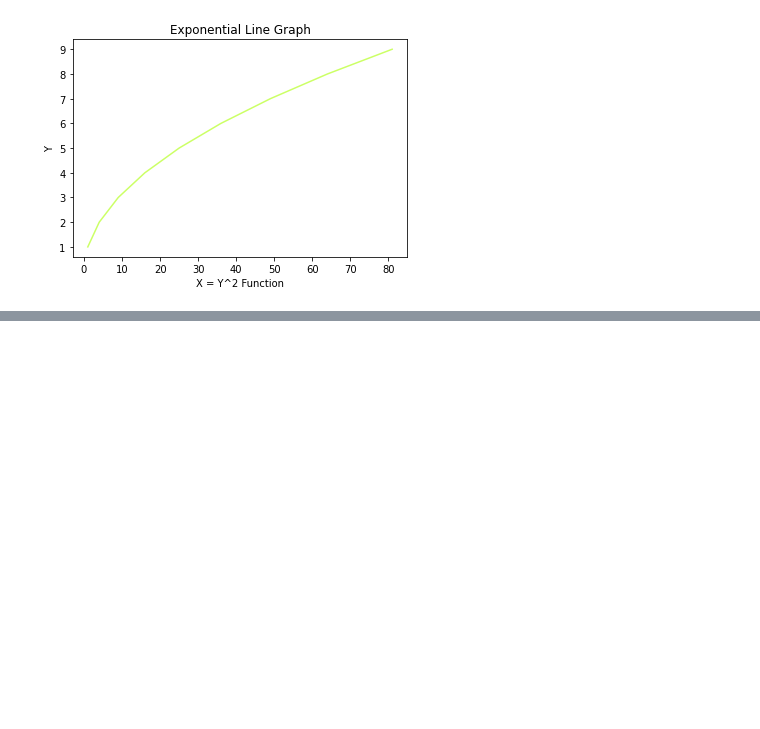
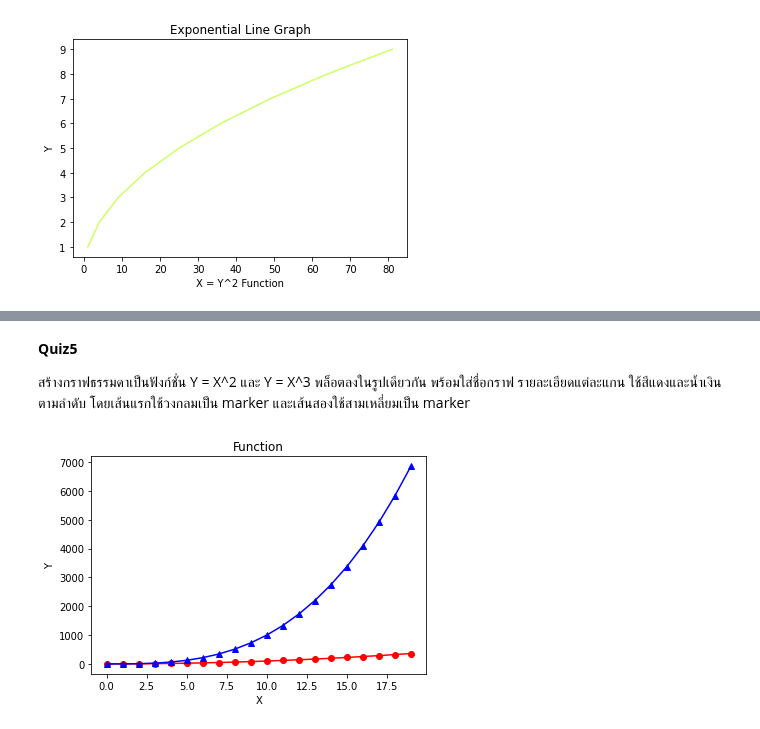
Before and after one commit to deen666/Homework_DataCamp2, a Jupyter notebook: Matplotlib/Matplotlib.ipynb, the cells around one changed output, grey strips where cells are left out. Cells and saved outputs as stored; diff of their text form; code cells hidden in the pictures; blank space fills up the shorter version.

```diff
--- a/Matplotlib/Matplotlib.ipynb
+++ b/Matplotlib/Matplotlib.ipynb
@@ -52,0 +68,17 @@ plt.show()
+# %% [markdown]
+**Quiz5**
+
+สร้างกราฟธรรมดาเป็นฟังก์ชั่น Y = X^2 และ Y = X^3 พล็อตลงในรูปเดียวกัน พร้อมใส่ชื่อกราฟ รายละเอียดแต่ละแกน ใช้สีแดงและน้ำเงินตามลำดับ โดยเส้นแรกใช้วงกลมเป็น marker และเส้นสองใช้สามเหลี่ยมเป็น marker
+# %%
+#Quiz5
+x = np.arange(0,20)
+y1 = x**2
+y2 = x**3
+plt.plot(x,y1,c='r',marker='o')
+plt.plot(x,y2,c='b',marker='^')
+plt.xlabel('X')
+plt.ylabel('Y')
+plt.title('Function')
+plt.show()
+# %% [output]
+[figure, added]
```
Also changed, not shown: parts of 6 cells of this notebook.
